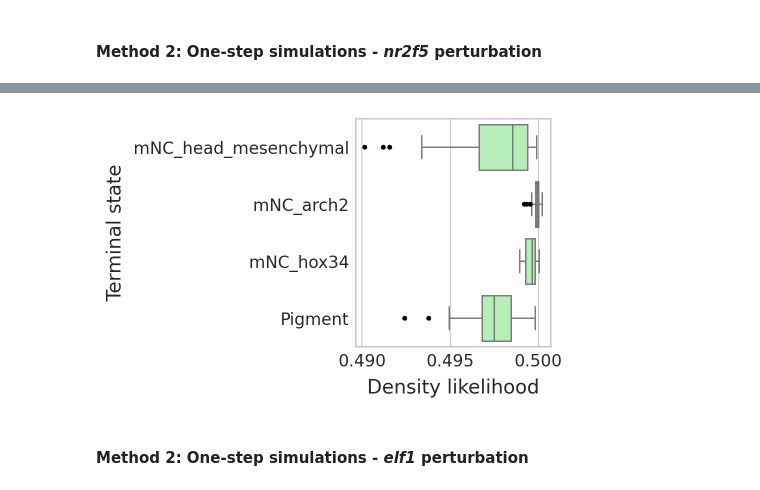
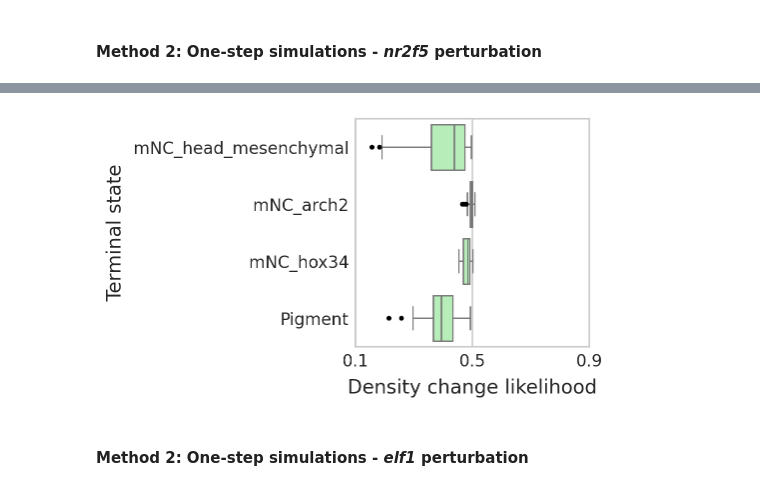
Before and after one commit to yifanchn/regvelo, a Jupyter notebook: docs/tutorials/zebrafish/tutorial.ipynb, the cells around one changed output, grey strips where cells are left out. Drawn from its saved outputs; the diff is of its cells as text; code cells hidden in the pictures.

```diff
--- a/docs/tutorials/zebrafish/tutorial.ipynb
+++ b/docs/tutorials/zebrafish/tutorial.ipynb
@@ -627,7 +619,7 @@ We now repeat the above steps by sampling directly from the cell state distribut
 method = "one-step"
 
 TF = "nr2f5"
-adata_perturb = adata_perturb_dict[TF]
+adata_perturb = adata_perturb_dict[TF].copy()
 adata_perturb.obs["cell_type"] = adata.obs["cell_type"].copy()
 
 vk_p = cr.kernels.VelocityKernel(adata_perturb).compute_transition_matrix()
@@ -660,5 +658,0 @@ However, both values are slightly lower than those obtained using the stepwise m
-# %%
-adata.obs['visits_diff_one'] = np.nan
-adata.obs['visits_diff_one'].iloc[terminal_indices] = adata_perturb.obs['visits_one-step'].iloc[terminal_indices] - adata.obs['visits_one-step'].iloc[terminal_indices]
-adata.obs['visits_diff_sigmoid_one'] = np.nan
-adata.obs['visits_diff_sigmoid_one'].iloc[terminal_indices] = normalized_sigmoid(adata.obs['visits_diff_one'].iloc[terminal_indices])
@@ -737,0 +659,4 @@ with mplscience.style_context():
+# %%
+dd_score, dd_sig = rgv.tl.simulated_visit_diff(adata, adata_perturb, TERMINAL_STATES)
+print(dd_score)
+print(dd_sig)
@@ -737,0 +666,6 @@ with mplscience.style_context():
+# %%
+rgv.pl.simulated_visit_diff(adata,
+                            adata_perturb,
+                            TERMINAL_STATES,
+                            total_simulations,
+                            title="Density difference (nr2f5)")
@@ -764,29 +681,6 @@ Pigment: 2.9413421676245077e-09
 # %%
-with mplscience.style_context():
-    sns.set_style("whitegrid")
-    fig, ax = plt.subplots(figsize=(2.5, 3))
-
-    sns.boxplot(
-        data=df,
-        y="Group",
-        x="Value",
-        palette=palette_rel,
-        ax=ax,
-        flierprops={
-            'marker': '.',
-            'markersize': 5,
-            'markerfacecolor': 'black',
-            'markeredgecolor': 'black'
-        }
-    )
-    ax.set_xlabel("Density likelihood")
-    ax.set_ylabel("Terminal state")
-
-    for spine in ax.spines.values():
-        spine.set_visible(True)
-
-    plt.show()
+plot_visits_dist(df, palette_rel, 0.4)
 # %% [output]
-[figure, old version]
+[figure, new version]
 # %% [markdown]
 #### Method 2: One-step simulations - *elf1* perturbation
```
Also changed, not shown: parts of 70 cells of this notebook, 3 other files.
